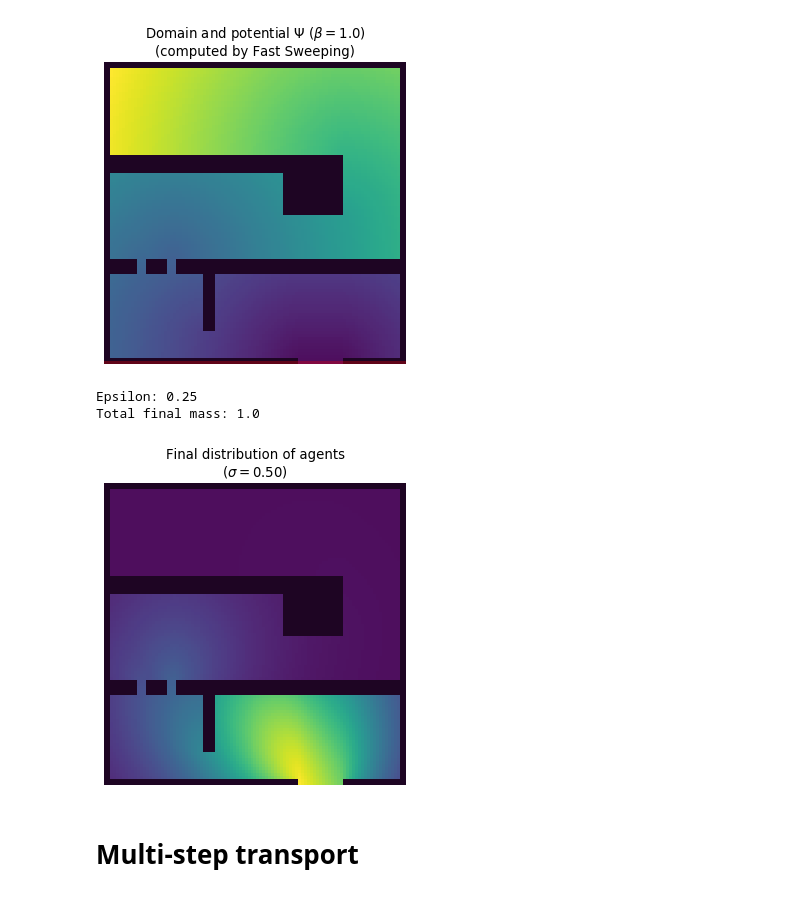
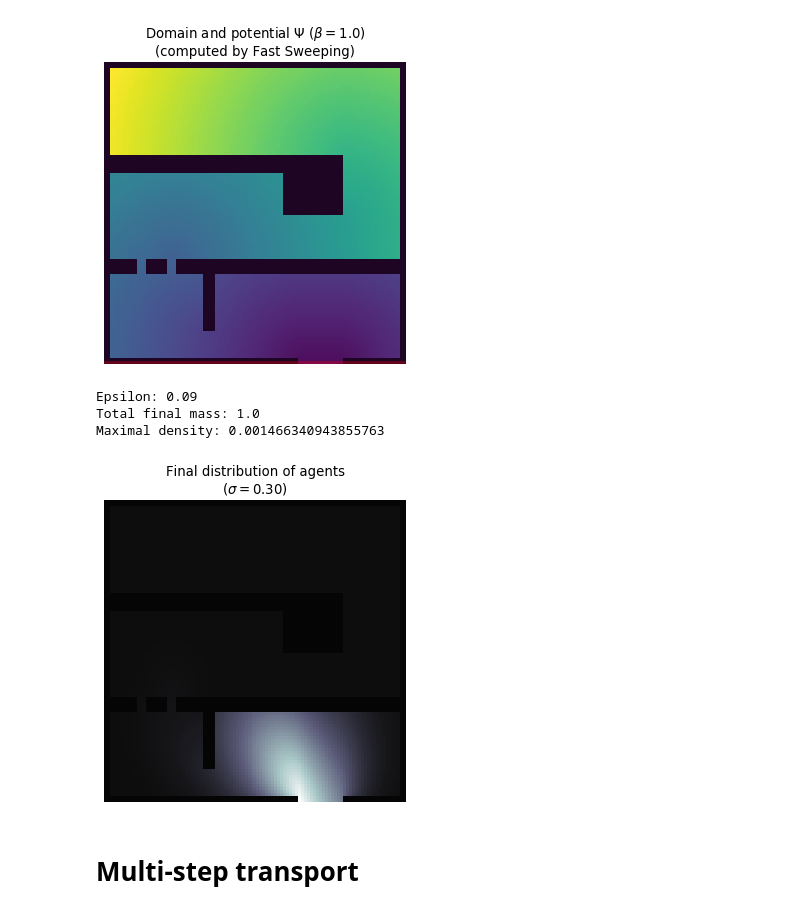
Before and after one commit to ManifoldFR/mva-optimaltransport, a Jupyter notebook: project/room.ipynb, the cells around one changed output. Cells and saved outputs as stored; diff of their text form; code cells hidden in the pictures.

Commit message:
Update with images and room test

```diff
--- a/project/room.ipynb
+++ b/project/room.ipynb
@@ -50,7 +50,7 @@ def plot_domain(mask, cax=None, cmap=cm.Greys, extent=extent, **kwargs):
     return cax.imshow(mask, origin='lower', extent=extent,
                interpolation='none', zorder=5, **kwargs)
 
-def plot_measure(a, cax=None, cmap=cm.viridis, extent=extent, **kwargs):
+def plot_measure(a, cax=None, cmap=cm.bone, extent=extent, **kwargs):
     if cax is None:
         cax = plt.gca()
     kwargs['cmap'] = cmap
@@ -512,7 +512,7 @@ fig.savefig("images/crowd_eikonal_potential.png",
             dpi='figure', bbox_inches='tight')
 # %%
 ## Define the kernel, its parameters, compute the dual potential
-sigma = 0.5
+sigma = 0.3
 epsilon = sigma ** 2
 print("Epsilon:", epsilon)
 ## New epsilon-kernel
@@ -527,30 +527,32 @@ u0_eps = rho_0 / K_eps_op(u1_eps)
 rho_final = u1_eps * K_eps_op(u0_eps)
 
 print("Total final mass:", rho_final.sum())
+print("Maximal density:", rho_final.max())
 # %% [output]
-Epsilon: 0.25
+Epsilon: 0.09
 Total final mass: 1.0
+Maximal density: 0.001466340943855763
 # %%
 #fig = plt.figure(figsize=(9, 8), dpi=90)
 fig = plt.figure()
 alphm = .95
 
 """
 plt.subplot(121)
 plot_measure(rho_0, alpha=alphm)
 plot_domain(domain_img)
 plt.title("Initial distribution $\\rho_0$")
 plt.axis('off');
 
 plt.subplot(122)
 """
-im_ = plot_measure(rho_final, alpha=alphm)
+im_ = plot_measure(rho_final, alpha=alphm, cmap=cm.bone)
 plot_domain(domain_img)
 plt.title("Final distribution of agents\n($\\sigma=%.2f$)"
           % sigma)
 plt.axis('off');
 # %% [output]
-[figure, old version]
+[figure, new version]
 # %%
 fig.savefig("images/eikonal_transport_lowvisc.png",
             dpi='figure', bbox_inches='tight')
```
Also changed, not shown: parts of 6 cells of this notebook, 6 other files.
